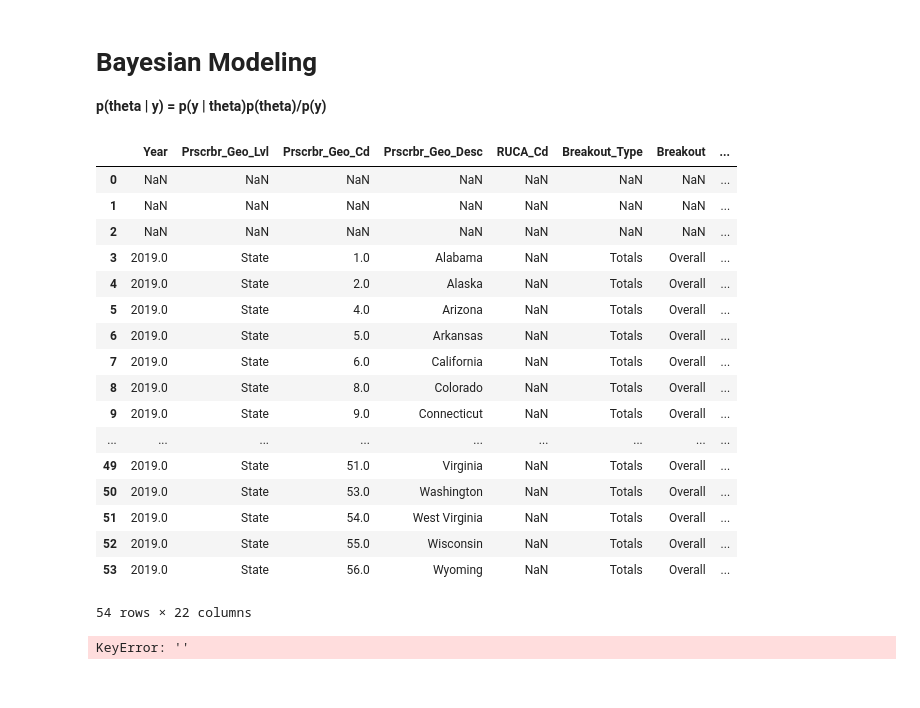
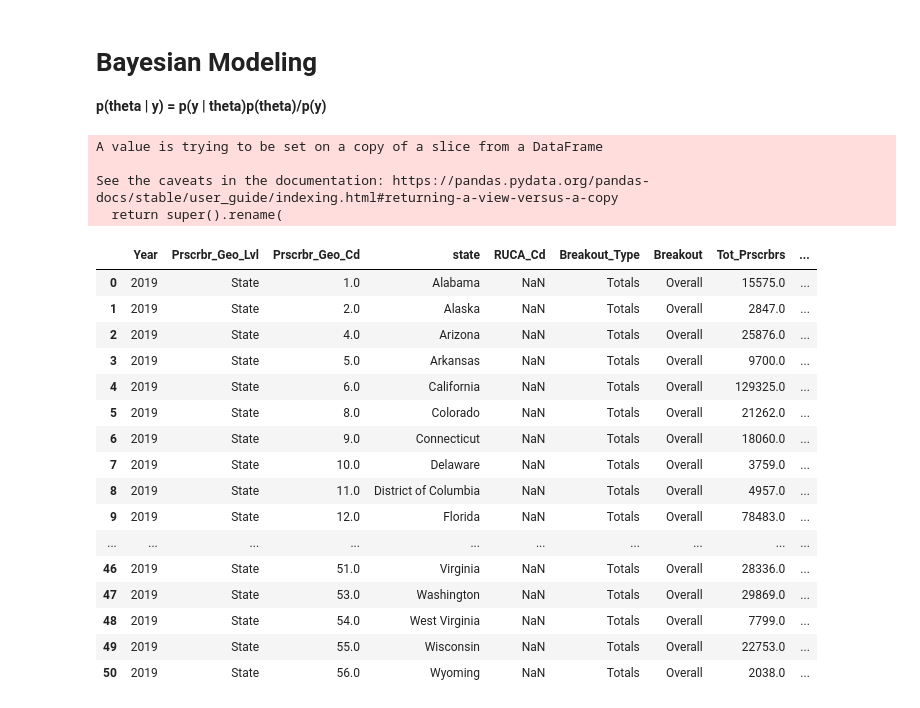
Before and after one commit to irvingjacob/DSPFinalProj, a Jupyter notebook: FinalProject.ipynb, the cells around one changed output. Drawn from its saved outputs; the diff is of its cells as text; code cells hidden in the pictures.

```diff
--- a/FinalProject.ipynb
+++ b/FinalProject.ipynb
@@ -174,27 +193,47 @@ result = medicare2019.append([overdoseByState])
 # %%
 horizontal_stack = pd.concat([medicare2019Overall, overdoseByState], axis=1)
 # %%
-horizontal_stack
+#horizontal_stack
+
+#medicare2019.set_index("Prscrbr_Geo_Desc")
+#overdoseByState.set_index("Location")
+#horizontal_stack_state = pd.merge(medicare2019Overall, overdoseByState, on =  )
-# %% [output]
-|  | Year | Prscrbr_Geo_Lvl | Prscrbr_Geo_Cd | Prscrbr_Geo_Desc | RUCA_Cd | Breakout_Type | Breakout | ... |
-| 0 | NaN | NaN | NaN | NaN | NaN | NaN | NaN | ... |
-| 1 | NaN | NaN | NaN | NaN | NaN | NaN | NaN | ... |
-| 2 | NaN | NaN | NaN | NaN | NaN | NaN | NaN | ... |
-| 3 | 2019.0 | State | 1.0 | Alabama | NaN | Totals | Overall | ... |
-| 4 | 2019.0 | State | 2.0 | Alaska | NaN | Totals | Overall | ... |
-| 5 | 2019.0 | State | 4.0 | Arizona | NaN | Totals | Overall | ... |
-| 6 | 2019.0 | State | 5.0 | Arkansas | NaN | Totals | Overall | ... |
-| 7 | 2019.0 | State | 6.0 | California | NaN | Totals | Overall | ... |
-| 8 | 2019.0 | State | 8.0 | Colorado | NaN | Totals | Overall | ... |
-| 9 | 2019.0 | State | 9.0 | Connecticut | NaN | Totals | Overall | ... |
-| ... | ... | ... | ... | ... | ... | ... | ... | ... |
-| 49 | 2019.0 | State | 51.0 | Virginia | NaN | Totals | Overall | ... |
-| 50 | 2019.0 | State | 53.0 | Washington | NaN | Totals | Overall | ... |
-| 51 | 2019.0 | State | 54.0 | West Virginia | NaN | Totals | Overall | ... |
-| 52 | 2019.0 | State | 55.0 | Wisconsin | NaN | Totals | Overall | ... |
-| 53 | 2019.0 | State | 56.0 | Wyoming | NaN | Totals | Overall | ... |
-54 rows × 22 columns
+# %%
+#Set the index of our dataframes to the state, then rename "Location" and "Prscrbr_Geo_Desc" as "state" in both files
+#This lets us merge them so that the columns align correctly.
+medicare2019Overall.rename(columns = {'Prscrbr_Geo_Desc' : 'state'}, inplace = True)
+overdoseByState.rename(columns = {'Location' : 'state'}, inplace = True)
+# %% [output]
+A value is trying to be set on a copy of a slice from a DataFrame
+
+See the caveats in the documentation: https://pandas.pydata.org/pandas-docs/stable/user_guide/indexing.html#returning-a-view-versus-a-copy
+  return super().rename(
 # %%
-merged_inner = pd.merge(left=medicare2019Overall, right=overdoseByState, left_on='Location', right_on='')
+medicare2019Overall.reset_index(drop = True)
+
+
+#merged_inner = pd.merge(medicare2019Overall, overdoseByState, )
+#horizontal_stack_state
+#medicare2019.reset_index(drop = True)
+#medicare2019.drop(columns = "index")
+#overdoseByState.reset_index(drop = True)
+#deaths_2019 = overdoseByState["2019 Number of Deaths"]
+#medicare2019
 # %% [output]
-KeyError: ''
+|  | Year | Prscrbr_Geo_Lvl | Prscrbr_Geo_Cd | state | RUCA_Cd | Breakout_Type | Breakout | Tot_Prscrbrs | ... |
+| 0 | 2019 | State | 1.0 | Alabama | NaN | Totals | Overall | 15575.0 | ... |
+| 1 | 2019 | State | 2.0 | Alaska | NaN | Totals | Overall | 2847.0 | ... |
+| 2 | 2019 | State | 4.0 | Arizona | NaN | Totals | Overall | 25876.0 | ... |
+| 3 | 2019 | State | 5.0 | Arkansas | NaN | Totals | Overall | 9700.0 | ... |
+| 4 | 2019 | State | 6.0 | California | NaN | Totals | Overall | 129325.0 | ... |
+| 5 | 2019 | State | 8.0 | Colorado | NaN | Totals | Overall | 21262.0 | ... |
+| 6 | 2019 | State | 9.0 | Connecticut | NaN | Totals | Overall | 18060.0 | ... |
+| 7 | 2019 | State | 10.0 | Delaware | NaN | Totals | Overall | 3759.0 | ... |
+| 8 | 2019 | State | 11.0 | District of Columbia | NaN | Totals | Overall | 4957.0 | ... |
+| 9 | 2019 | State | 12.0 | Florida | NaN | Totals | Overall | 78483.0 | ... |
+| ... | ... | ... | ... | ... | ... | ... | ... | ... | ... |
+| 46 | 2019 | State | 51.0 | Virginia | NaN | Totals | Overall | 28336.0 | ... |
+| 47 | 2019 | State | 53.0 | Washington | NaN | Totals | Overall | 29869.0 | ... |
+| 48 | 2019 | State | 54.0 | West Virginia | NaN | Totals | Overall | 7799.0 | ... |
+| 49 | 2019 | State | 55.0 | Wisconsin | NaN | Totals | Overall | 22753.0 | ... |
+| 50 | 2019 | State | 56.0 | Wyoming | NaN | Totals | Overall | 2038.0 | ... |
```
Also changed, not shown: parts of 31 cells of this notebook, 6 other files.
